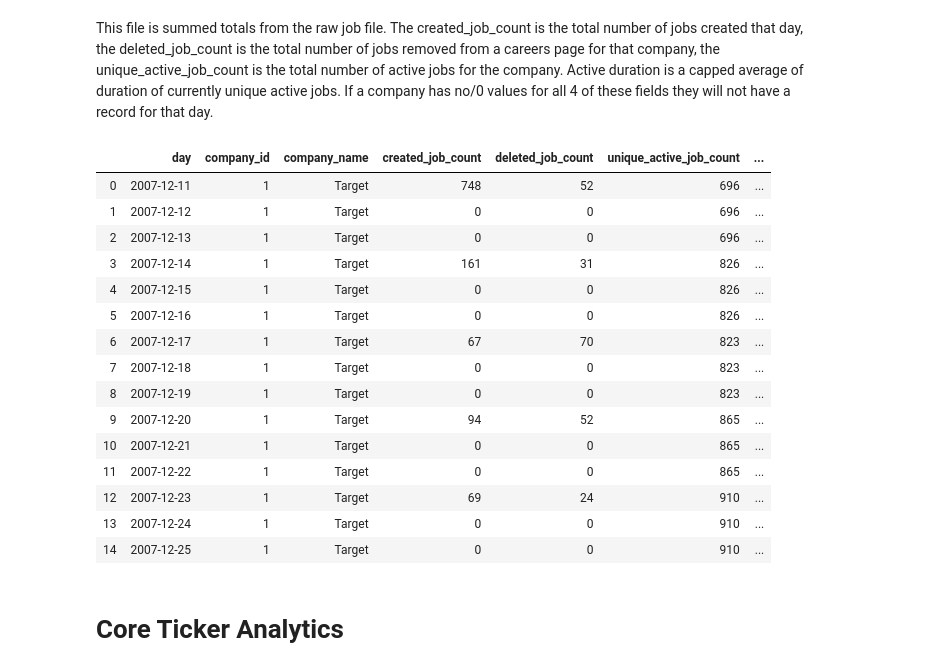
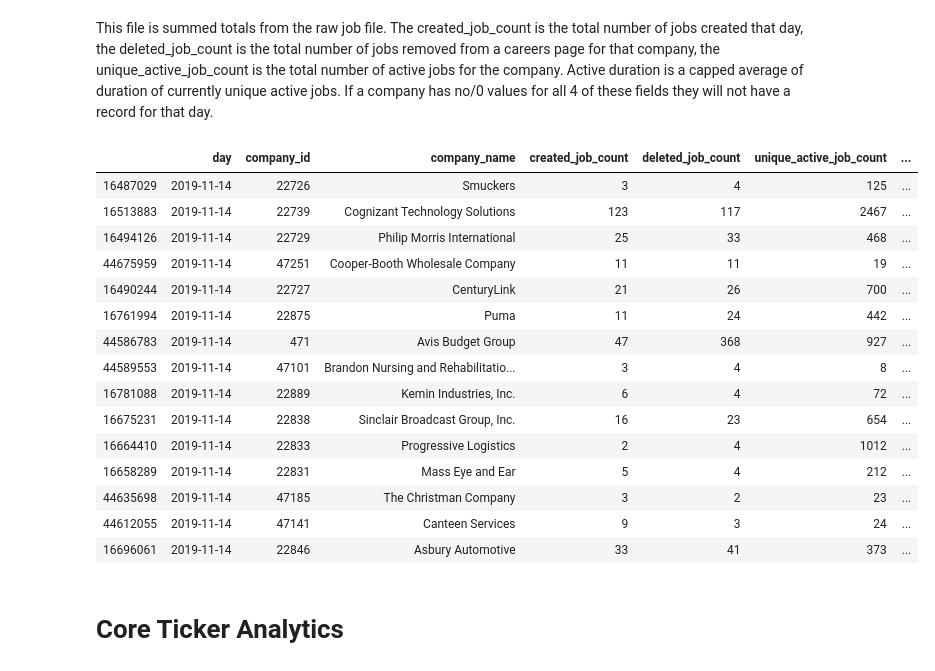
Before and after one commit to LinkUp/Job-Market-Data, a Jupyter notebook: Product Documentation/Product Onboarding.ipynb, the cells around one changed output. Cells and saved outputs as stored; diff of their text form; code cells hidden in the pictures.

```diff
--- a/Product Documentation/Product Onboarding.ipynb
+++ b/Product Documentation/Product Onboarding.ipynb
@@ -123,26 +126,29 @@ ScrapeLog = pd.read_csv('raw_company_scrape_log_full_2019-11-01.csv'); ScrapeLog
 # Core Company Analytics
 # %% [markdown]
 This file is summed totals from the raw job file. The created_job_count is the total number of jobs created that day, the deleted_job_count is the total number of jobs removed from a careers page for that company, the unique_active_job_count is the total number of active jobs for the company. Active duration is a capped average of duration of currently unique active jobs.  If a company has no/0 values for all 4 of these fields they will not have a record for that day.
-# %%
-company_analytics = pd.read_csv('core_company_analytics_2019-11-14.csv',
-                           nrows = 100 ); company_analytics.head(15)
-# %% [output]
-|  | day | company_id | company_name | created_job_count | deleted_job_count | unique_active_job_count | ... |
-| 0 | 2007-12-11 | 1 | Target | 748 | 52 | 696 | ... |
-| 1 | 2007-12-12 | 1 | Target | 0 | 0 | 696 | ... |
-| 2 | 2007-12-13 | 1 | Target | 0 | 0 | 696 | ... |
-| 3 | 2007-12-14 | 1 | Target | 161 | 31 | 826 | ... |
-| 4 | 2007-12-15 | 1 | Target | 0 | 0 | 826 | ... |
-| 5 | 2007-12-16 | 1 | Target | 0 | 0 | 826 | ... |
-| 6 | 2007-12-17 | 1 | Target | 67 | 70 | 823 | ... |
-| 7 | 2007-12-18 | 1 | Target | 0 | 0 | 823 | ... |
-| 8 | 2007-12-19 | 1 | Target | 0 | 0 | 823 | ... |
-| 9 | 2007-12-20 | 1 | Target | 94 | 52 | 865 | ... |
-| 10 | 2007-12-21 | 1 | Target | 0 | 0 | 865 | ... |
-| 11 | 2007-12-22 | 1 | Target | 0 | 0 | 865 | ... |
-| 12 | 2007-12-23 | 1 | Target | 69 | 24 | 910 | ... |
-| 13 | 2007-12-24 | 1 | Target | 0 | 0 | 910 | ... |
-| 14 | 2007-12-25 | 1 | Target | 0 | 0 | 910 | ... |
+# %%
+company_analytics = pd.read_csv('core_company_analytics_2019-11-14.csv');
+company_analytics = company_analytics[company_analytics.day > '2019-01-01']
+company_analytics.sort_values(by=['day'], inplace=True)
+company_analytics = company_analytics[(company_analytics.created_job_count > 1) & (company_analytics.deleted_job_count > 1) & (company_analytics.unique_active_job_count > 1)]
+company_analytics.tail(15)
+# %% [output]
+|  | day | company_id | company_name | created_job_count | deleted_job_count | unique_active_job_count | ... |
+| 16487029 | 2019-11-14 | 22726 | Smuckers | 3 | 4 | 125 | ... |
+| 16513883 | 2019-11-14 | 22739 | Cognizant Technology Solutions | 123 | 117 | 2467 | ... |
+| 16494126 | 2019-11-14 | 22729 | Philip Morris International | 25 | 33 | 468 | ... |
+| 44675959 | 2019-11-14 | 47251 | Cooper-Booth Wholesale Company | 11 | 11 | 19 | ... |
+| 16490244 | 2019-11-14 | 22727 | CenturyLink | 21 | 26 | 700 | ... |
+| 16761994 | 2019-11-14 | 22875 | Puma | 11 | 24 | 442 | ... |
+| 44586783 | 2019-11-14 | 471 | Avis Budget Group | 47 | 368 | 927 | ... |
+| 44589553 | 2019-11-14 | 47101 | Brandon Nursing and Rehabilitatio... | 3 | 4 | 8 | ... |
+| 16781088 | 2019-11-14 | 22889 | Kemin Industries, Inc. | 6 | 4 | 72 | ... |
+| 16675231 | 2019-11-14 | 22838 | Sinclair Broadcast Group, Inc. | 16 | 23 | 654 | ... |
+| 16664410 | 2019-11-14 | 22833 | Progressive Logistics | 2 | 4 | 1012 | ... |
+| 16658289 | 2019-11-14 | 22831 | Mass Eye and Ear | 5 | 4 | 212 | ... |
+| 44635698 | 2019-11-14 | 47185 | The Christman Company | 3 | 2 | 23 | ... |
+| 44612055 | 2019-11-14 | 47141 | Canteen Services | 9 | 3 | 24 | ... |
+| 16696061 | 2019-11-14 | 22846 | Asbury Automotive | 33 | 41 | 373 | ... |
 # %% [markdown]
 # Core Ticker Analytics
 # %% [markdown]
```
Also changed, not shown: parts of 2 cells of this notebook.
